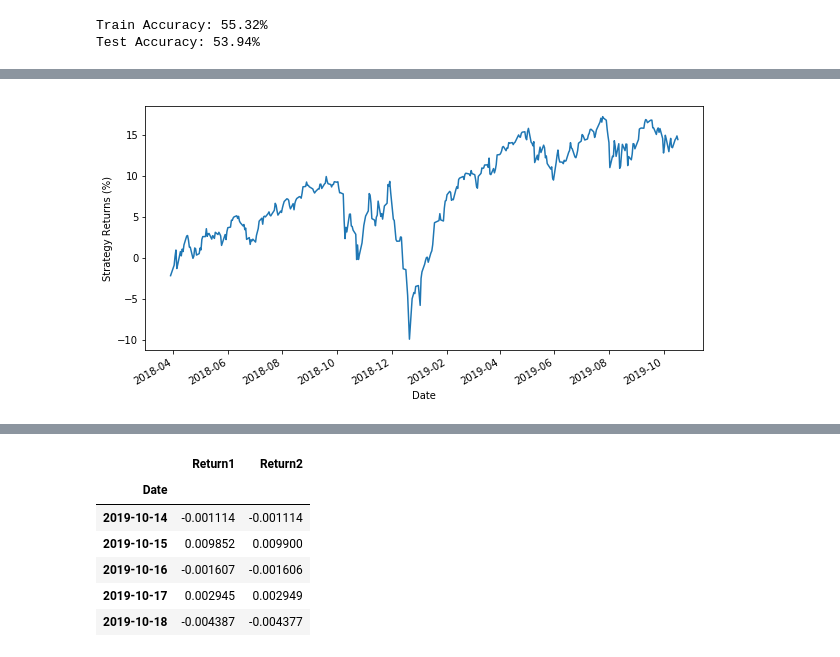
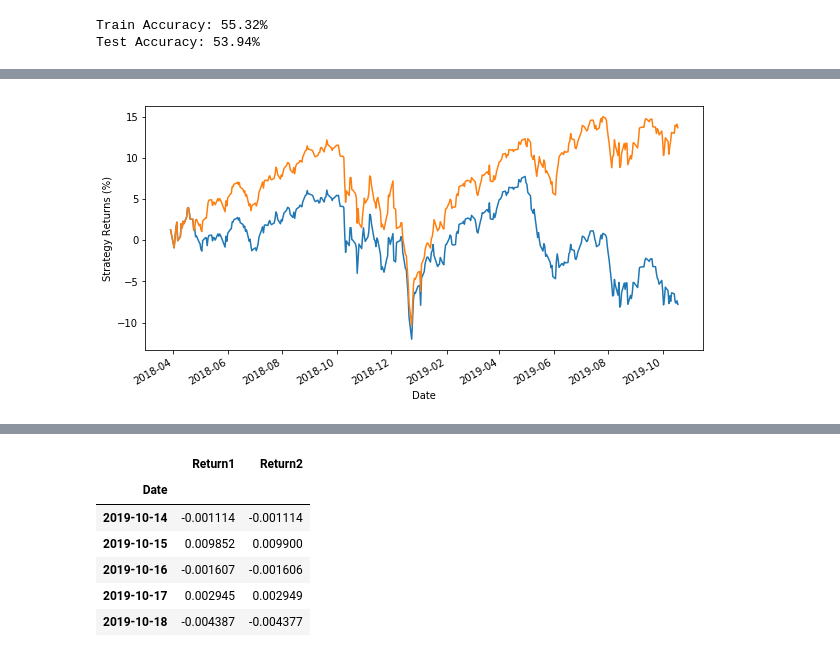
Before and after one commit to ferlucio2019/ejemplo2, a Jupyter notebook: primer_modelo.ipynb, the cells around one changed output, grey strips where cells are left out. Cells and saved outputs as stored; diff of their text form; code cells hidden in the pictures.

Commit message:
modificando los plot

```diff
--- a/primer_modelo.ipynb
+++ b/primer_modelo.ipynb
@@ -143,12 +171,14 @@ Test Accuracy: 53.94%
 # %%
 #Realiamos la predicción
     Df['Predicted_Signal'] = cls.predict(X)
 
     # Calculate log returns
-    Df['Return'] = np.log(Df.Close.shift(-1) / Df.Close)*100
+    Df['Return'] = np.log(Df.Close / Df.Close.shift(1))*100
     Df['Strategy_Return'] = Df.Return * Df.Predicted_Signal
     Df.Strategy_Return.iloc[split:].cumsum().plot(figsize=(10,5))
+    Df.Return.iloc[split:].cumsum().plot(figsize=(10,5))
+    pylab.legend(loc='upper left')
     plt.ylabel("Strategy Returns (%)")
     plt.show()
 # %% [output]
-[figure, old version]
+[figure, new version]
```
Also changed, not shown: parts of 4 cells of this notebook.
